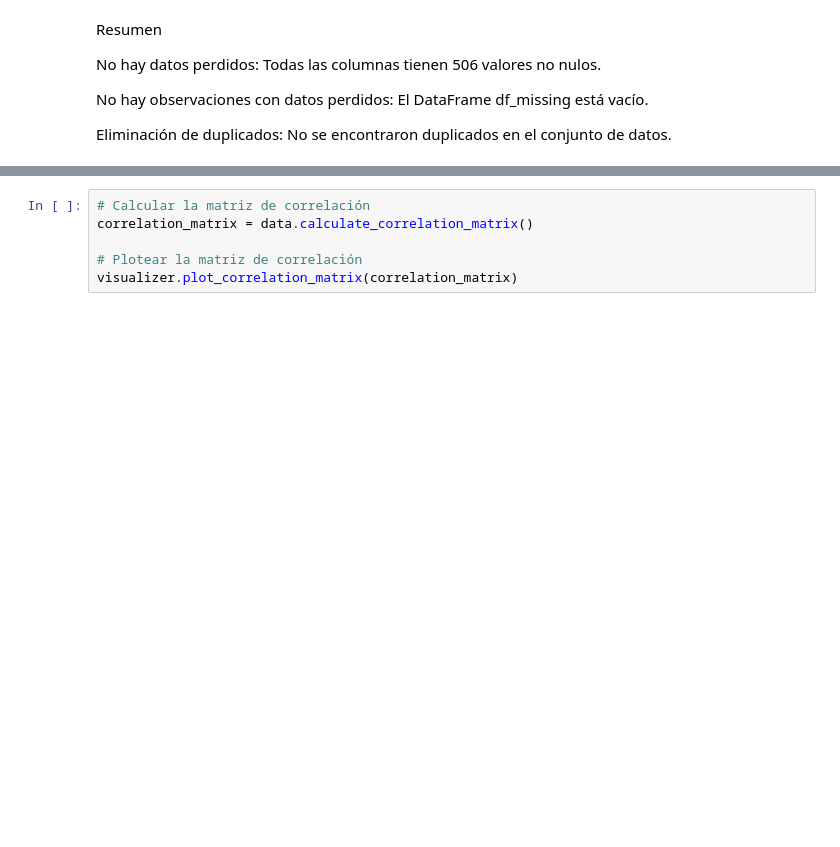
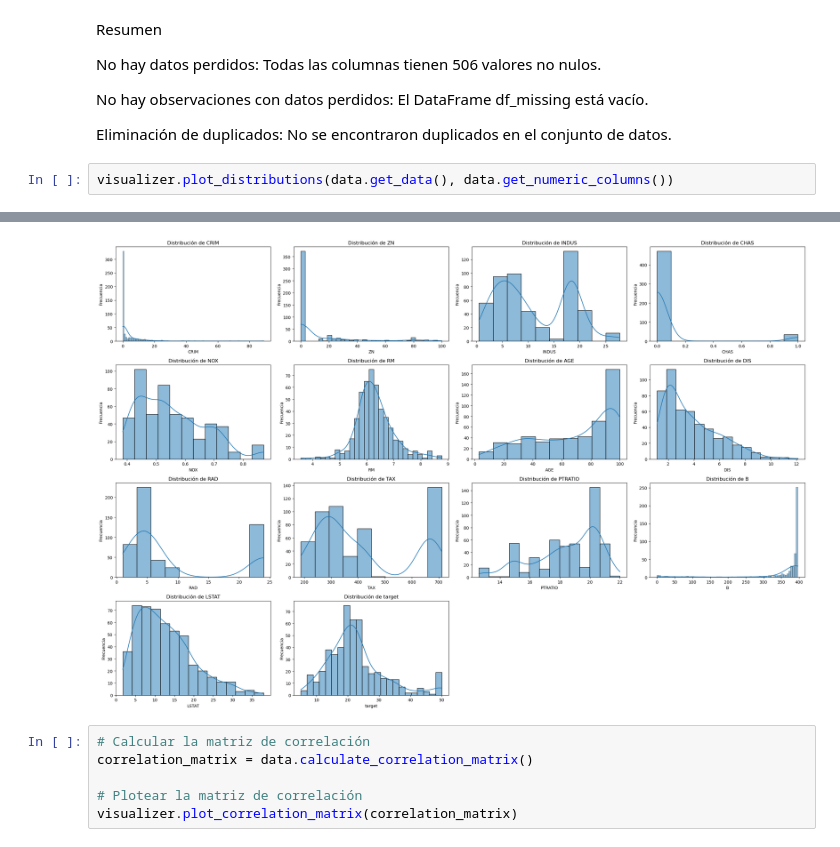
Before and after one commit to armandolezama/boston-houses-data-analysis, a Jupyter notebook: boston-houses-data-analysis.ipynb, the cells around one changed output, grey strips where cells are left out. Cells and saved outputs as stored; diff of their text form; blank space fills up the shorter version.

Commit message:
feat(ipynb): implemented distributions plots

```diff
--- a/boston-houses-data-analysis.ipynb
+++ b/boston-houses-data-analysis.ipynb
@@ -173,3 +173,6 @@ No hay datos perdidos: Todas las columnas tienen 506 valores no nulos.
 No hay observaciones con datos perdidos: El DataFrame df_missing está vacío.
 
 Eliminación de duplicados: No se encontraron duplicados en el conjunto de datos.
+# %%
+visualizer.plot_distributions(data.get_data(), data.get_numeric_columns())
+# %% [output]
@@ -176,3 +180,4 @@ Eliminación de duplicados: No se encontraron duplicados en el conjunto de datos
+[figure, added]
 # %%
 # Calcular la matriz de correlación
 correlation_matrix = data.calculate_correlation_matrix()
```
Also changed, not shown: parts of 1 cell of this notebook.
